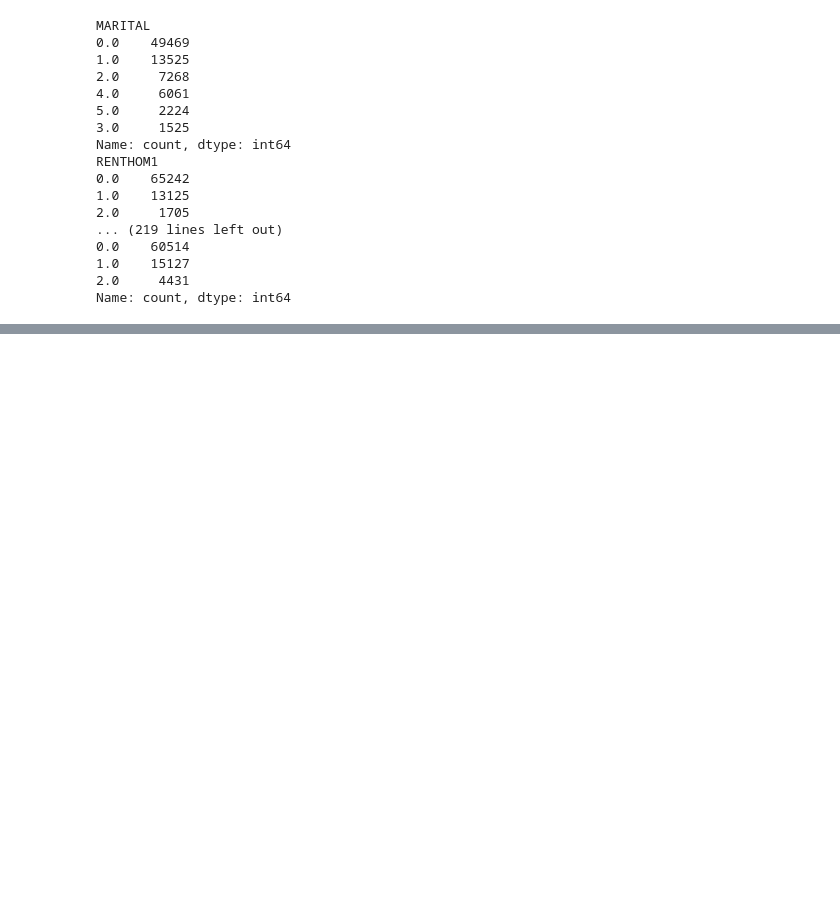
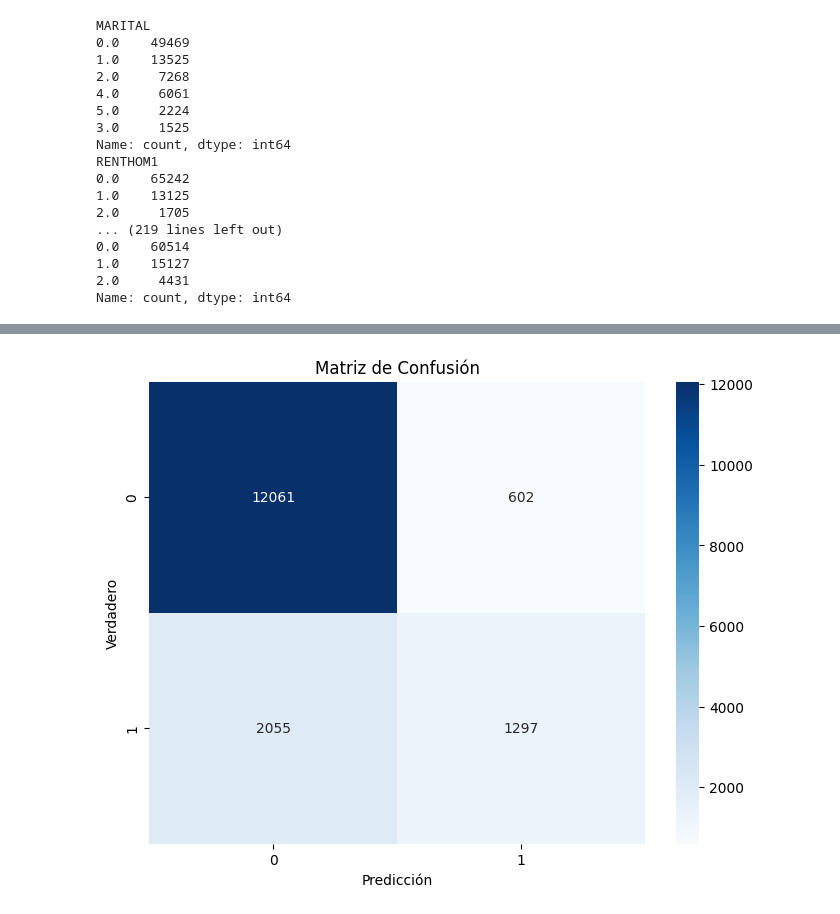
Before and after one commit to MariaDe96/Final_Project_DataScient, a Jupyter notebook: src/models.ipynb, the cells around one changed output, grey strips where cells are left out. Saved outputs shown, nothing was run; the diff lists cells and outputs as text; code cells hidden in the pictures; blank space fills up the shorter version.

Commit message:
Base models

```diff
--- a/src/models.ipynb
+++ b/src/models.ipynb
@@ -66,0 +109,25 @@ Name: count, dtype: int64
+# %%
+# Splitting data into train and test sets
+X = df_coded.drop("ADDEPEV3", axis = 1)
+y = df_coded["ADDEPEV3"]
+
+X_train, X_test, y_train, y_test = train_test_split(X, y, test_size = 0.2, random_state = 42) # stratify=y for imbalanced classes in the target
+
+
+# Save my information in two .csv files for work from app.py
+# Join X_train with y_train
+train_data = pd.concat([X_train, y_train], axis=1)
+
+# Join X_test with y_test
+test_data = pd.concat([X_test, y_test], axis=1)
+
+# Save to CSV files
+train_data.to_csv('../data/processed/train_data.csv', index=False)
+test_data.to_csv('../data/processed/test_data.csv', index=False)
+# %%
+# Scaling
+# Instantiate the scaler
+scaler = MinMaxScaler().fit(X_train) #
+# Transformation and conversion to dataframe of scaled data
+X_train_scaled = pd.DataFrame(scaler.transform(X_train), index=X_train.index, columns=X_train.columns)
+X_test_scaled = pd.DataFrame(scaler.transform(X_test), index=X_test.index, columns=X_test.columns)
@@ -66,0 +150,8 @@ Name: count, dtype: int64
+# %%
+# ML Models
+model = LogisticRegression(random_state = 42)
+# Training
+model.fit(X_train_scaled, y_train)
+# Predict
+y_pred_test = model.predict(X_test_scaled)
+y_pred_train = model.predict(X_train_scaled)
@@ -66,0 +188,13 @@ Name: count, dtype: int64
+# %%
+# Create the confusion matrix
+cm = confusion_matrix(y_test, y_pred_test)
+
+# Graph the confusion matrix
+plt.figure(figsize=(8, 6))
+sns.heatmap(cm, annot=True, fmt='d', cmap='Blues')
+plt.xlabel('Predicción')
+plt.ylabel('Verdadero')
+plt.title('Matriz de Confusión')
+plt.show()
+# %% [output]
+[figure, added]
```
Also changed, not shown: parts of 8 cells of this notebook, 2 other files.
